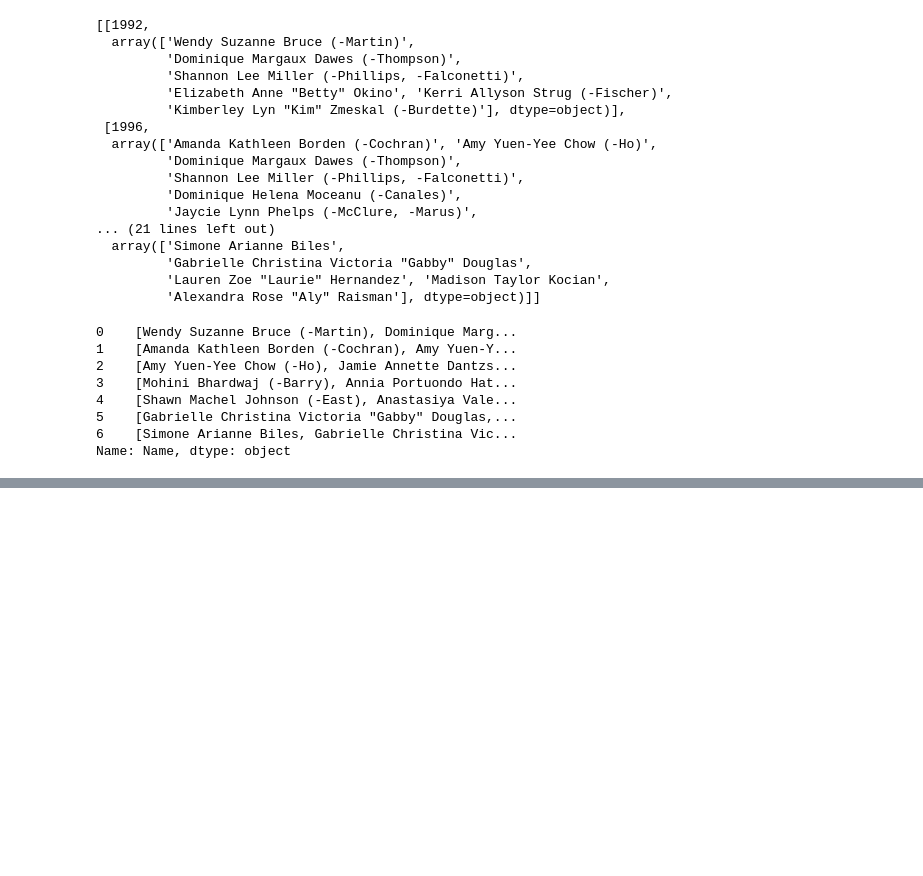
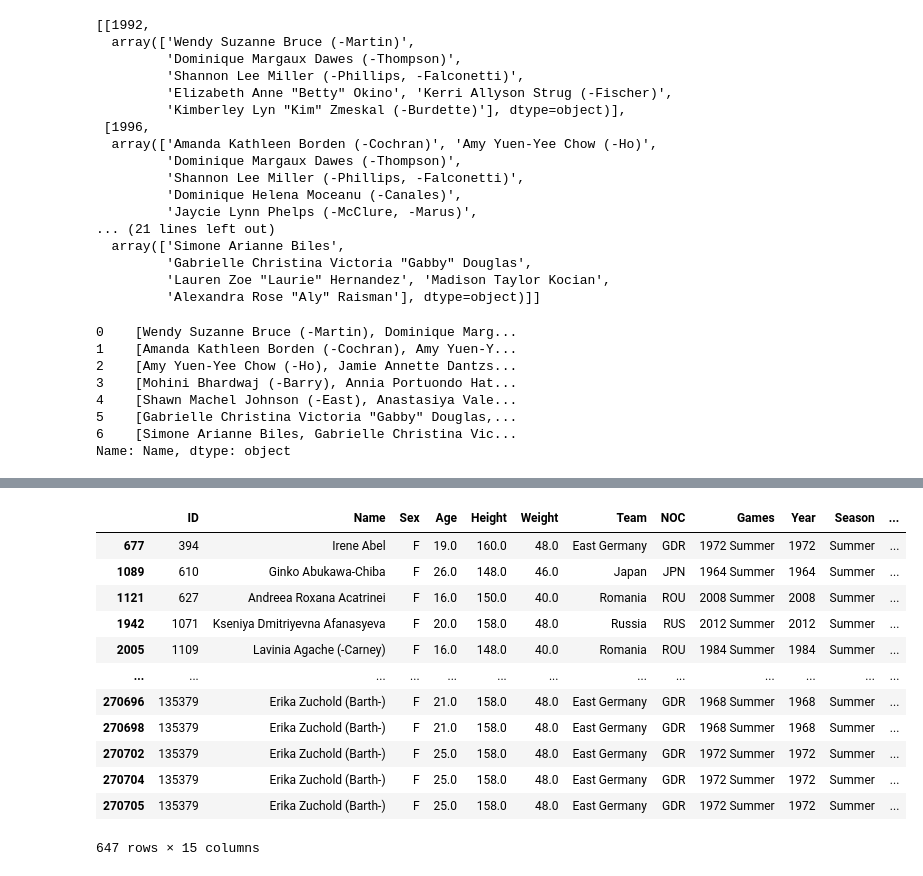
Before and after one commit to RyanJTalbot/MSDS, a Jupyter notebook: Core/Data Mining Foundations/Data Mining Project/Project/competition_gym2023/kaggle-data/kaggle_women.ipynb, the cells around one changed output, grey strips where cells are left out. Cells and saved outputs as stored; diff of their text form; code cells hidden in the pictures; blank space fills up the shorter version.

```diff
--- a/Core/Data Mining Foundations/Data Mining Project/Project/competition_gym2023/kaggle-data/kaggle_women.ipynb
+++ b/Core/Data Mining Foundations/Data Mining Project/Project/competition_gym2023/kaggle-data/kaggle_women.ipynb
@@ -762,0 +1165,5 @@ filtered_df["ID"].nunique()
+# %%
+average_weight = woman['Weight'].mean()
+
+# Replace NaN values with the calculated average
+woman['Weight'].fillna(average_weight, inplace=True)
@@ -762,0 +1297,16 @@ filtered_df["ID"].nunique()
+# %%
+medals
+# %% [output]
+|  | ID | Name | Sex | Age | Height | Weight | Team | NOC | Games | Year | Season | ... |
+| 677 | 394 | Irene Abel | F | 19.0 | 160.0 | 48.0 | East Germany | GDR | 1972 Summer | 1972 | Summer | ... |
+| 1089 | 610 | Ginko Abukawa-Chiba | F | 26.0 | 148.0 | 46.0 | Japan | JPN | 1964 Summer | 1964 | Summer | ... |
+| 1121 | 627 | Andreea Roxana Acatrinei | F | 16.0 | 150.0 | 40.0 | Romania | ROU | 2008 Summer | 2008 | Summer | ... |
+| 1942 | 1071 | Kseniya Dmitriyevna Afanasyeva | F | 20.0 | 158.0 | 48.0 | Russia | RUS | 2012 Summer | 2012 | Summer | ... |
+| 2005 | 1109 | Lavinia Agache (-Carney) | F | 16.0 | 148.0 | 40.0 | Romania | ROU | 1984 Summer | 1984 | Summer | ... |
+| ... | ... | ... | ... | ... | ... | ... | ... | ... | ... | ... | ... | ... |
+| 270696 | 135379 | Erika Zuchold (Barth-) | F | 21.0 | 158.0 | 48.0 | East Germany | GDR | 1968 Summer | 1968 | Summer | ... |
+| 270698 | 135379 | Erika Zuchold (Barth-) | F | 21.0 | 158.0 | 48.0 | East Germany | GDR | 1968 Summer | 1968 | Summer | ... |
+| 270702 | 135379 | Erika Zuchold (Barth-) | F | 25.0 | 158.0 | 48.0 | East Germany | GDR | 1972 Summer | 1972 | Summer | ... |
+| 270704 | 135379 | Erika Zuchold (Barth-) | F | 25.0 | 158.0 | 48.0 | East Germany | GDR | 1972 Summer | 1972 | Summer | ... |
+| 270705 | 135379 | Erika Zuchold (Barth-) | F | 25.0 | 158.0 | 48.0 | East Germany | GDR | 1972 Summer | 1972 | Summer | ... |
+647 rows × 15 columns
```
Also changed, not shown: parts of 55 cells of this notebook, 6 other files.
